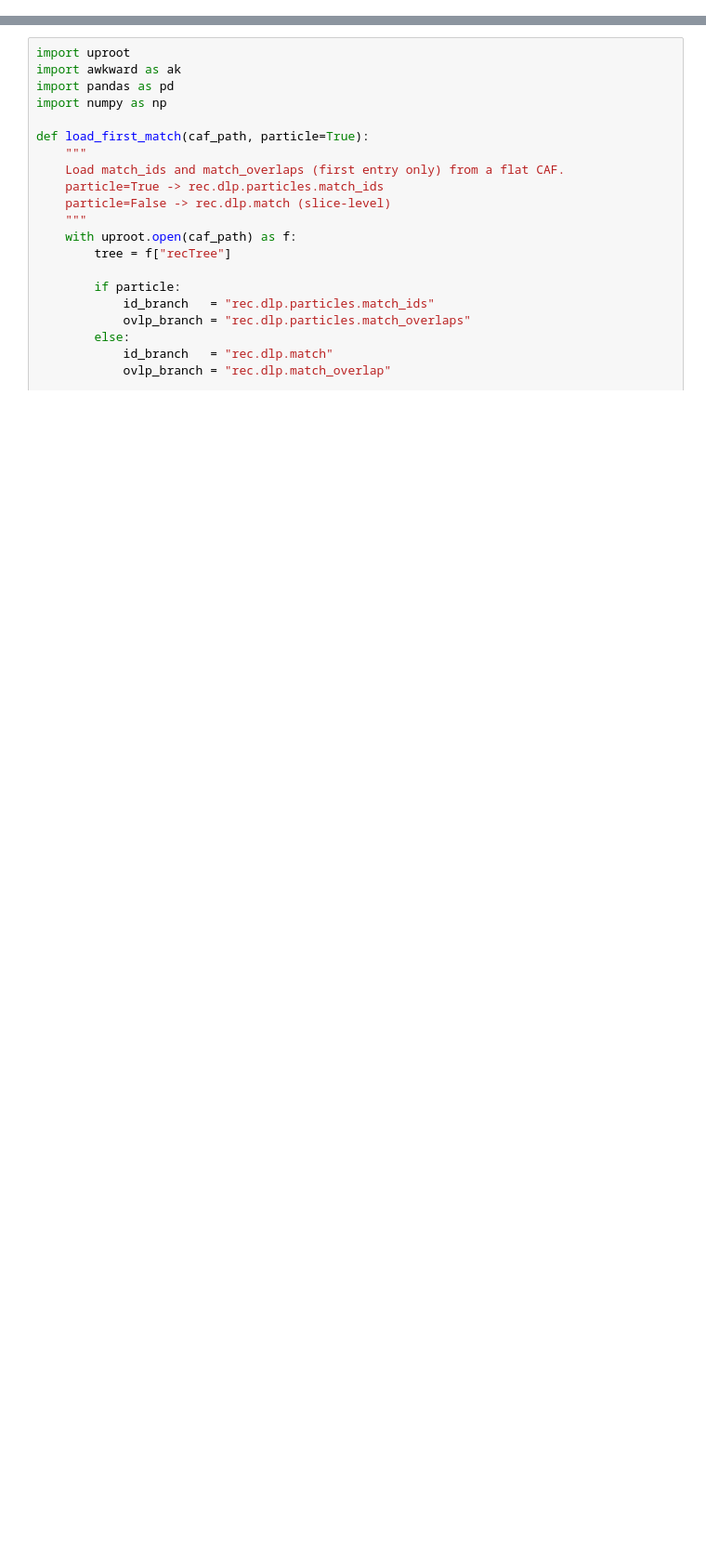
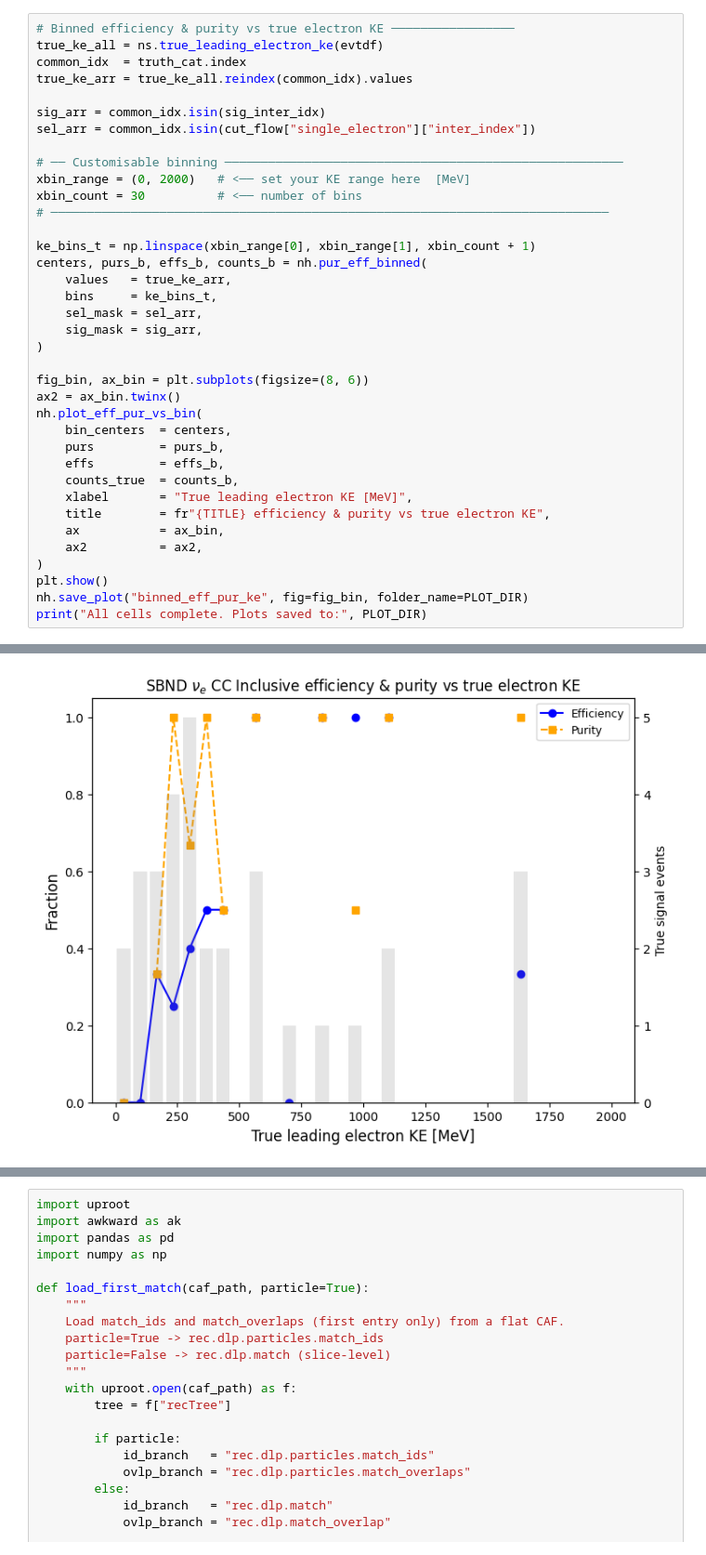
Before and after one commit to castalyfan1012/cafpyana, a Jupyter notebook: analysis_village/nueCC/nue_selection.ipynb, the cells around one changed output, grey strips where cells are left out. Shown at 93% size. Cells and saved outputs as stored; diff of their text form; blank space fills up the shorter version.

```diff
--- a/analysis_village/nueCC/nue_selection.ipynb
+++ b/analysis_village/nueCC/nue_selection.ipynb
@@ -210,0 +276,38 @@ Cut                          N inter    Purity  Efficiency
+# %%
+# Binned efficiency & purity vs true electron KE ─────────────────
+true_ke_all = ns.true_leading_electron_ke(evtdf)
+common_idx  = truth_cat.index
+true_ke_arr = true_ke_all.reindex(common_idx).values
+
+sig_arr = common_idx.isin(sig_inter_idx)
+sel_arr = common_idx.isin(cut_flow["single_electron"]["inter_index"])
+
+# ── Customisable binning ───────────────────────────────────────────────────────
+xbin_range = (0, 2000)   # <── set your KE range here  [MeV]
+xbin_count = 30          # <── number of bins
+# ─────────────────────────────────────────────────────────────────────────────
+
+ke_bins_t = np.linspace(xbin_range[0], xbin_range[1], xbin_count + 1)
+centers, purs_b, effs_b, counts_b = nh.pur_eff_binned(
+    values   = true_ke_arr,
+    bins     = ke_bins_t,
+    sel_mask = sel_arr,
+    sig_mask = sig_arr,
+)
+
+fig_bin, ax_bin = plt.subplots(figsize=(8, 6))
+ax2 = ax_bin.twinx()
+nh.plot_eff_pur_vs_bin(
+    bin_centers  = centers,
+    purs         = purs_b,
+    effs         = effs_b,
+    counts_true  = counts_b,
+    xlabel       = "True leading electron KE [MeV]",
+    title        = fr"{TITLE} efficiency & purity vs true electron KE",
+    ax           = ax_bin,
+    ax2          = ax2,
+)
+plt.show()
+nh.save_plot("binned_eff_pur_ke", fig=fig_bin, folder_name=PLOT_DIR)
+print("All cells complete. Plots saved to:", PLOT_DIR)
+# %% [output]
@@ -210,0 +323 @@ Cut                          N inter    Purity  Efficiency
+[figure, added]
```
Also changed, not shown: parts of 45 cells of this notebook, 9 other files.
